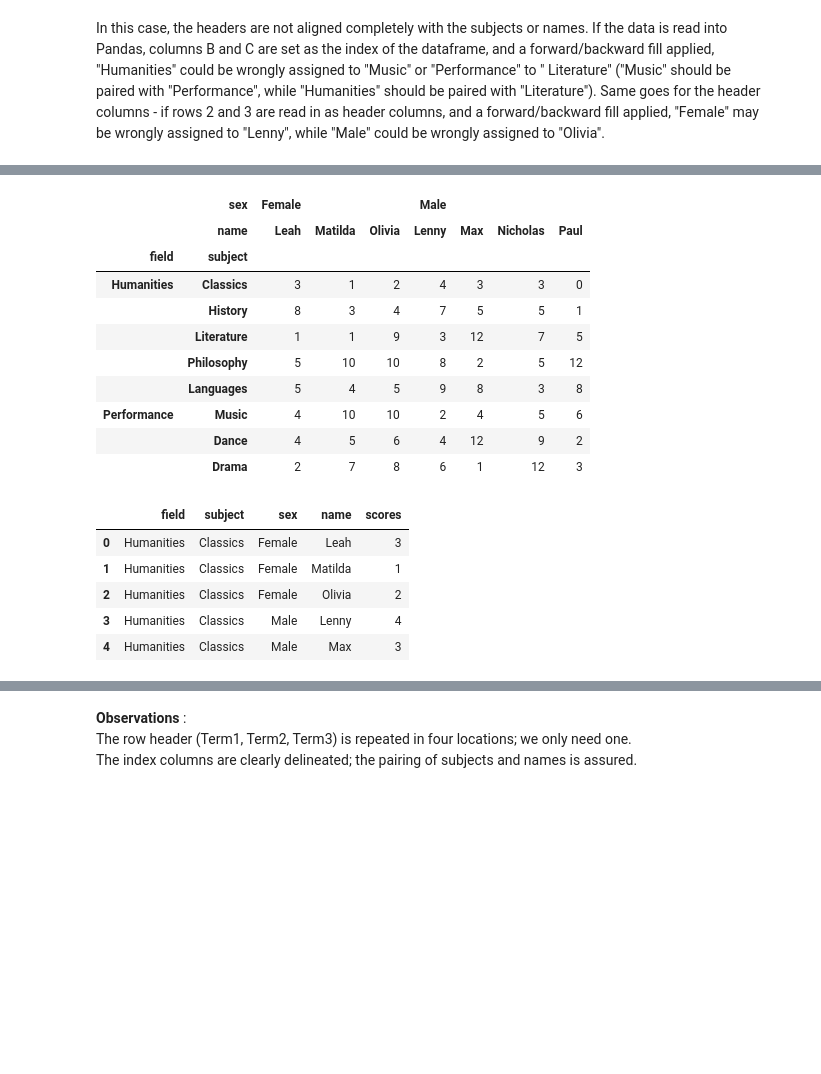
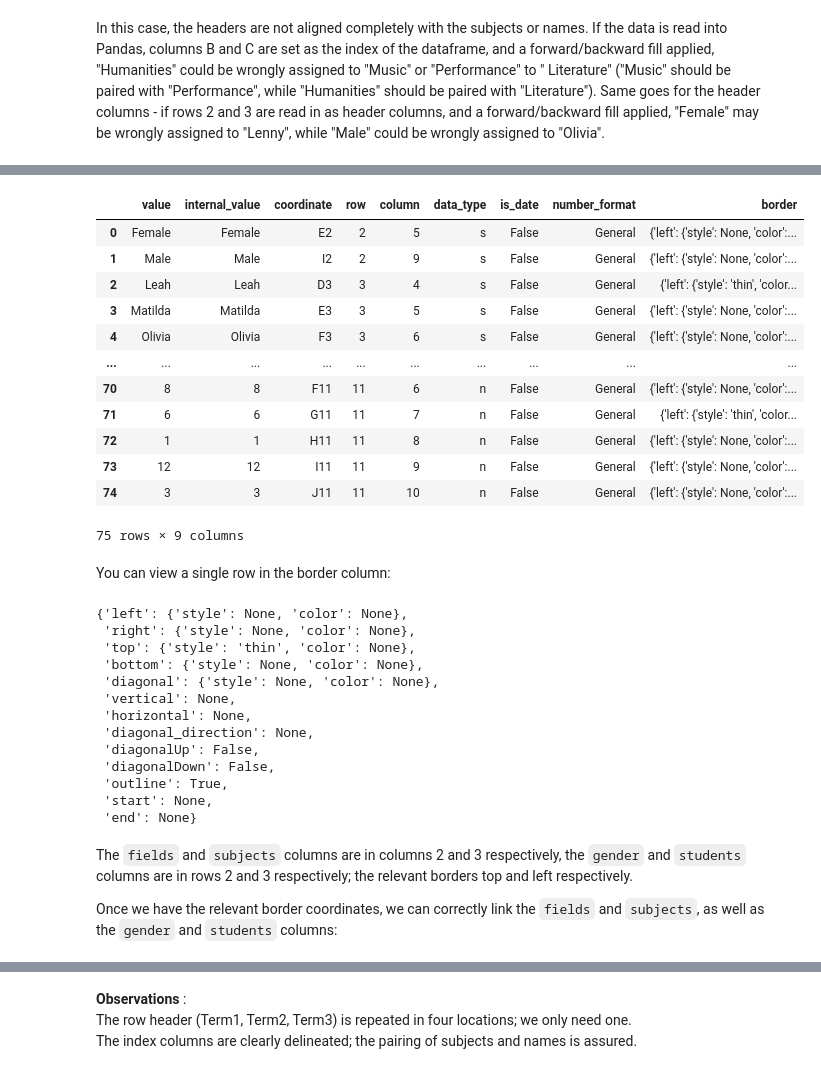
Before and after one commit to samukweku/data-wrangling-blog, a Jupyter notebook: _notebooks/2020-05-12-Pivot Tables-Complex Unpivoting.ipynb, the cells around one changed output, grey strips where cells are left out. Saved outputs shown, nothing was run; the diff lists cells and outputs as text; code cells hidden in the pictures; blank space fills up the shorter version.

```diff
--- a/_notebooks/2020-05-12-Pivot Tables-Complex Unpivoting.ipynb
+++ b/_notebooks/2020-05-12-Pivot Tables-Complex Unpivoting.ipynb
@@ -147,37 +43,39 @@ header_col
-# %%
-#create multiIndexes
-index = pd.MultiIndex.from_tuples(header_col, names = ['field', 'subject'])
-columns = pd.MultiIndex.from_tuples(header_row, names = ['sex','name'])
-
-#create dataframe, with the numbers list as the data
-df = pd.DataFrame(numbers.values(), index = index, columns = columns)
-df
-# %% [output]
-|  | sex | Female |  |  | Male |  |  |  |
-|  | name | Leah | Matilda | Olivia | Lenny | Max | Nicholas | Paul |
-| field | subject |  |  |  |  |  |  |  |
-| Humanities | Classics | 3 | 1 | 2 | 4 | 3 | 3 | 0 |
-|  | History | 8 | 3 | 4 | 7 | 5 | 5 | 1 |
-|  | Literature | 1 | 1 | 9 | 3 | 12 | 7 | 5 |
-|  | Philosophy | 5 | 10 | 10 | 8 | 2 | 5 | 12 |
-|  | Languages | 5 | 4 | 5 | 9 | 8 | 3 | 8 |
-| Performance | Music | 4 | 10 | 10 | 2 | 4 | 5 | 6 |
-|  | Dance | 4 | 5 | 6 | 4 | 12 | 9 | 2 |
-|  | Drama | 2 | 7 | 8 | 6 | 1 | 12 | 3 |
-# %%
-#the hard work is done - reshaping is much easier, and just a few lines :
-
-df = (df
-       .stack(['sex', 'name'])
-       .reset_index(name='scores')
-       .astype({'scores':'uint8'})
-      )
-
-df.head()
-# %% [output]
-|  | field | subject | sex | name | scores |
-| 0 | Humanities | Classics | Female | Leah | 3 |
-| 1 | Humanities | Classics | Female | Matilda | 1 |
-| 2 | Humanities | Classics | Female | Olivia | 2 |
-| 3 | Humanities | Classics | Male | Lenny | 4 |
-| 4 | Humanities | Classics | Male | Max | 3 |
+# %%
+frame = xlsx_cells(excel_file, sheetnames = 'pivot-centre-aligned', border=True, include_blank_cells = False)
+frame
+# %% [output]
+|  | value | internal_value | coordinate | row | column | data_type | is_date | number_format | border |
+| 0 | Female | Female | E2 | 2 | 5 | s | False | General | {'left': {'style': None, 'color':... |
+| 1 | Male | Male | I2 | 2 | 9 | s | False | General | {'left': {'style': None, 'color':... |
+| 2 | Leah | Leah | D3 | 3 | 4 | s | False | General | {'left': {'style': 'thin', 'color... |
+| 3 | Matilda | Matilda | E3 | 3 | 5 | s | False | General | {'left': {'style': None, 'color':... |
+| 4 | Olivia | Olivia | F3 | 3 | 6 | s | False | General | {'left': {'style': None, 'color':... |
+| ... | ... | ... | ... | ... | ... | ... | ... | ... | ... |
+| 70 | 8 | 8 | F11 | 11 | 6 | n | False | General | {'left': {'style': None, 'color':... |
+| 71 | 6 | 6 | G11 | 11 | 7 | n | False | General | {'left': {'style': 'thin', 'color... |
+| 72 | 1 | 1 | H11 | 11 | 8 | n | False | General | {'left': {'style': None, 'color':... |
+| 73 | 12 | 12 | I11 | 11 | 9 | n | False | General | {'left': {'style': None, 'color':... |
+| 74 | 3 | 3 | J11 | 11 | 10 | n | False | General | {'left': {'style': None, 'color':... |
+75 rows × 9 columns
+# %% [markdown]
+You can view a single row in the border column:
+# %%
+frame.border[0]
+# %% [output]
+{'left': {'style': None, 'color': None},
+ 'right': {'style': None, 'color': None},
+ 'top': {'style': 'thin', 'color': None},
+ 'bottom': {'style': None, 'color': None},
+ 'diagonal': {'style': None, 'color': None},
+ 'vertical': None,
+ 'horizontal': None,
+ 'diagonal_direction': None,
+ 'diagonalUp': False,
+ 'diagonalDown': False,
+ 'outline': True,
+ 'start': None,
+ 'end': None}
+# %% [markdown]
+The `fields` and `subjects` columns are in columns 2 and 3 respectively, the `gender` and `students` columns are in rows 2 and 3 respectively; the relevant borders top and left respectively.
+
+Once we have the relevant border coordinates, we can correctly link the `fields` and `subjects`, as well as the `gender` and `students` columns:
```
Also changed, not shown: parts of 33 cells of this notebook, 1 other file.
